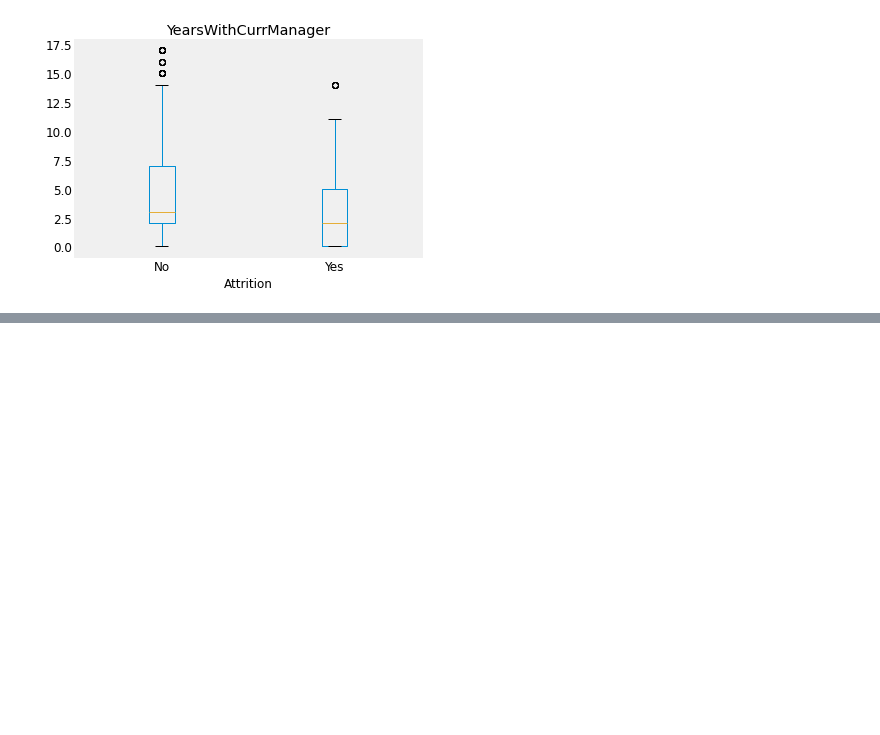
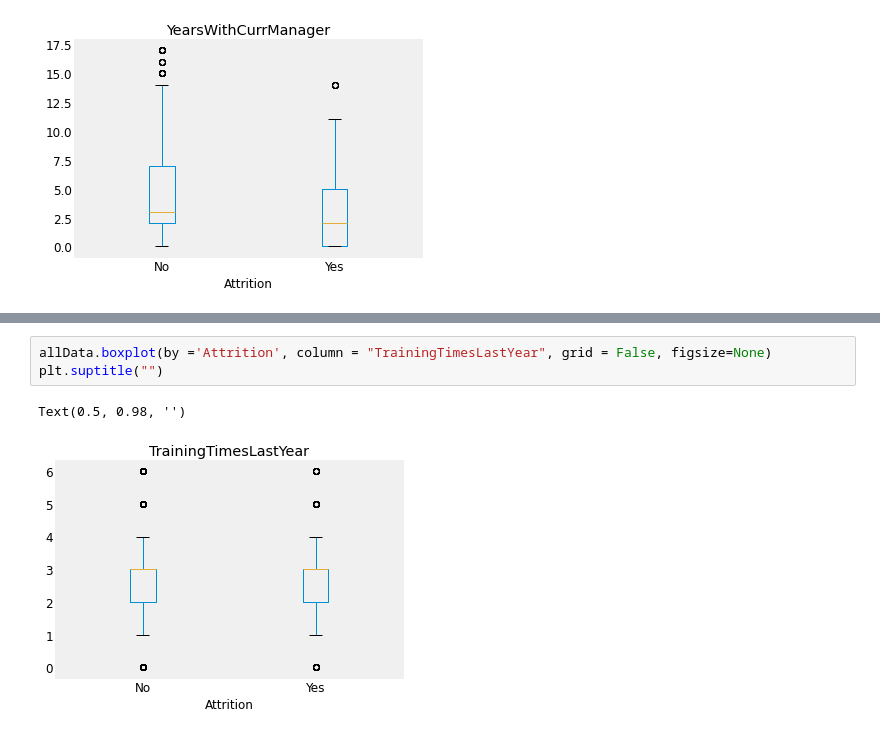
Before and after one commit to VictorMassotte/Projet-IA, a Jupyter notebook: projet-ia.ipynb, the cells around one changed output, grey strips where cells are left out. Cells and saved outputs as stored; diff of their text form; blank space fills up the shorter version.

```diff
--- a/projet-ia.ipynb
+++ b/projet-ia.ipynb
@@ -944,0 +959,6 @@ Text(0.5, 0.98, '')
+# %%
+allData.boxplot(by ='Attrition', column = "TrainingTimesLastYear", grid = False, figsize=None)
+plt.suptitle("")
+# %% [output]
+Text(0.5, 0.98, '')
+[figure, added]
```
Also changed, not shown: parts of 17 cells of this notebook.
